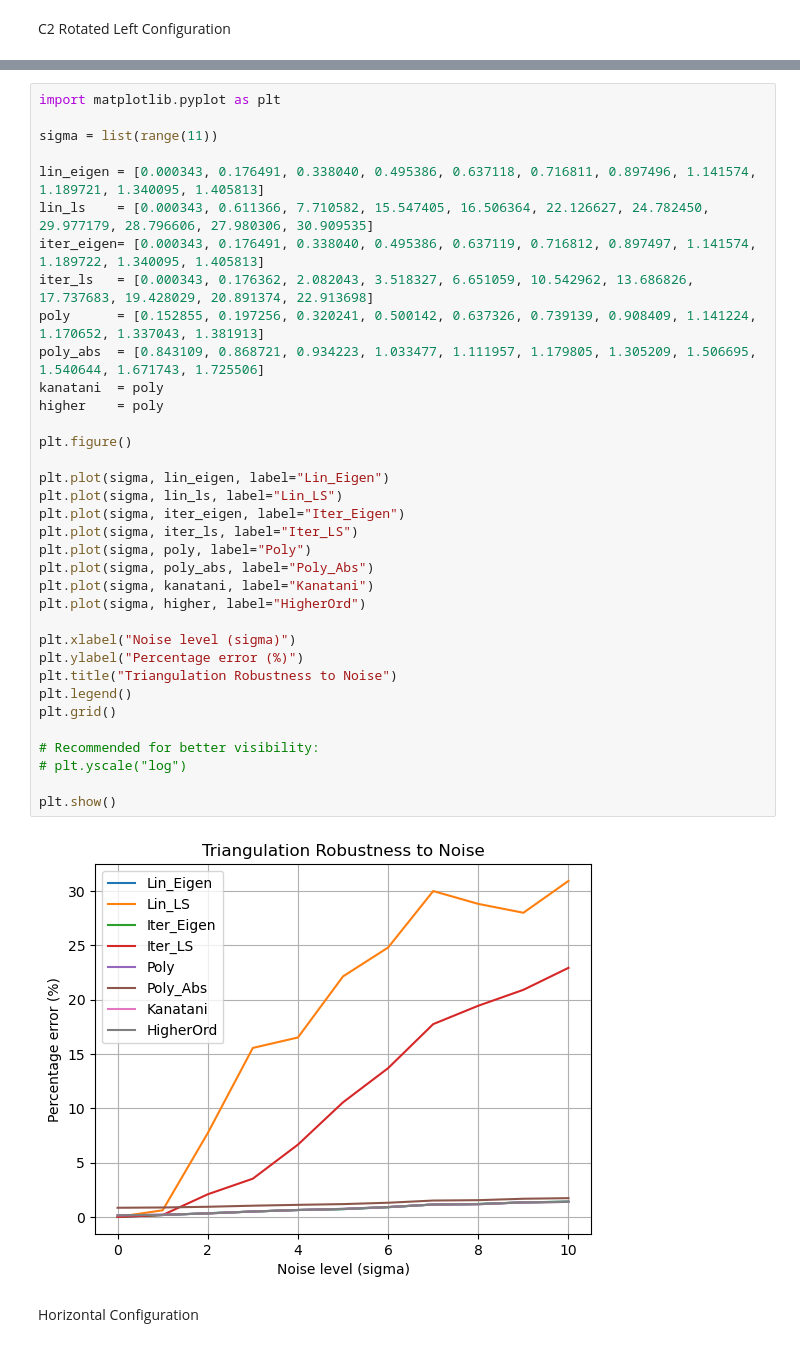
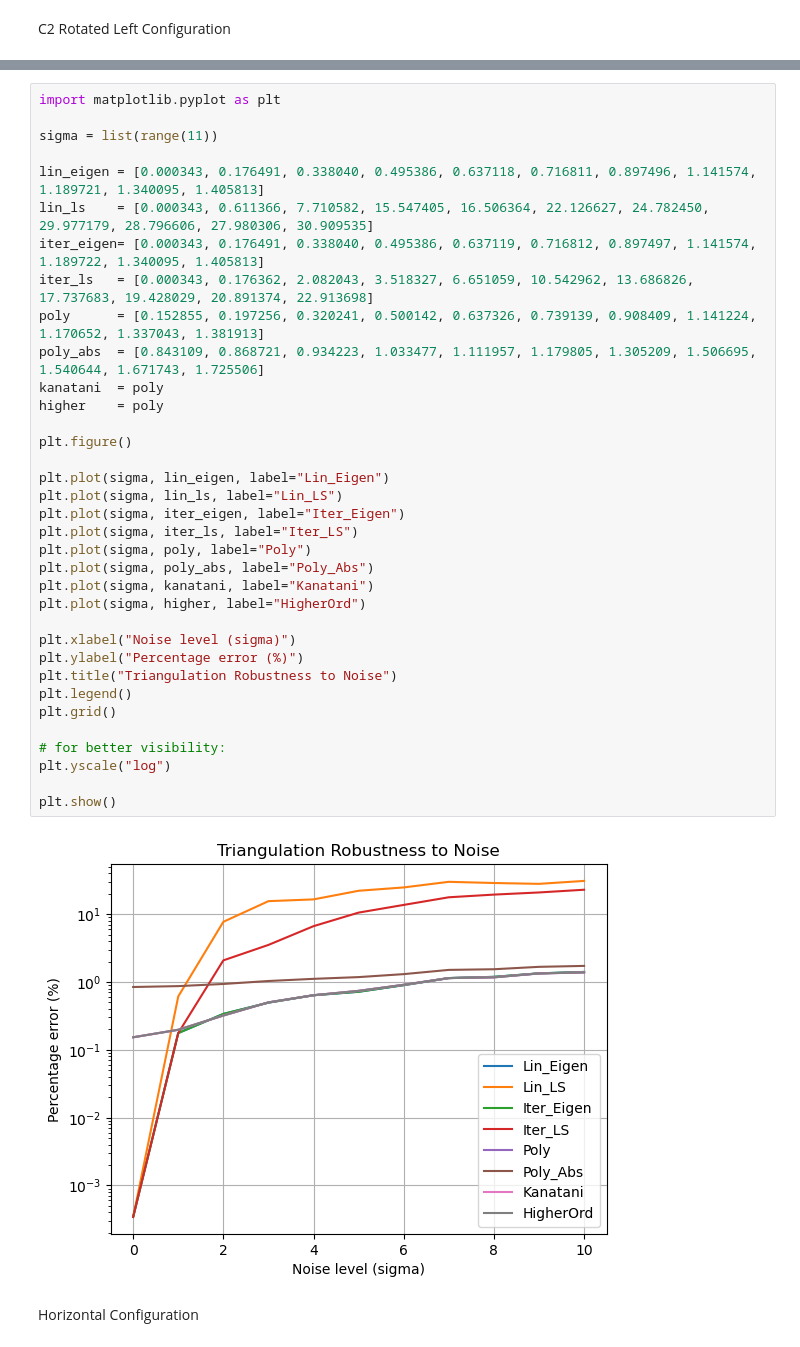
Before and after one commit to NesrineN/Triangulation, a Jupyter notebook: Plotting_Results.ipynb, the cells around one changed output, grey strips where cells are left out. Drawn from its saved outputs; the diff is of its cells as text.

```diff
--- a/Plotting_Results.ipynb
+++ b/Plotting_Results.ipynb
@@ -41,35 +7,35 @@ sigma = list(range(11))
 
 lin_eigen = [0.000343, 0.176491, 0.338040, 0.495386, 0.637118, 0.716811, 0.897496, 1.141574, 1.189721, 1.340095, 1.405813]
 lin_ls    = [0.000343, 0.611366, 7.710582, 15.547405, 16.506364, 22.126627, 24.782450, 29.977179, 28.796606, 27.980306, 30.909535]
 iter_eigen= [0.000343, 0.176491, 0.338040, 0.495386, 0.637119, 0.716812, 0.897497, 1.141574, 1.189722, 1.340095, 1.405813]
 iter_ls   = [0.000343, 0.176362, 2.082043, 3.518327, 6.651059, 10.542962, 13.686826, 17.737683, 19.428029, 20.891374, 22.913698]
 poly      = [0.152855, 0.197256, 0.320241, 0.500142, 0.637326, 0.739139, 0.908409, 1.141224, 1.170652, 1.337043, 1.381913]
 poly_abs  = [0.843109, 0.868721, 0.934223, 1.033477, 1.111957, 1.179805, 1.305209, 1.506695, 1.540644, 1.671743, 1.725506]
 kanatani  = poly
 higher    = poly
 
 plt.figure()
 
 plt.plot(sigma, lin_eigen, label="Lin_Eigen")
 plt.plot(sigma, lin_ls, label="Lin_LS")
 plt.plot(sigma, iter_eigen, label="Iter_Eigen")
 plt.plot(sigma, iter_ls, label="Iter_LS")
 plt.plot(sigma, poly, label="Poly")
 plt.plot(sigma, poly_abs, label="Poly_Abs")
 plt.plot(sigma, kanatani, label="Kanatani")
 plt.plot(sigma, higher, label="HigherOrd")
 
 plt.xlabel("Noise level (sigma)")
 plt.ylabel("Percentage error (%)")
 plt.title("Triangulation Robustness to Noise")
 plt.legend()
 plt.grid()
 
-# Recommended for better visibility:
-# plt.yscale("log")
+# for better visibility:
+plt.yscale("log")
 
 plt.show()
 # %% [output]
-[figure, old version]
+[figure, new version]
 # %% [markdown]
 Horizontal Configuration
```
Also changed, not shown: parts of 3 cells of this notebook.
